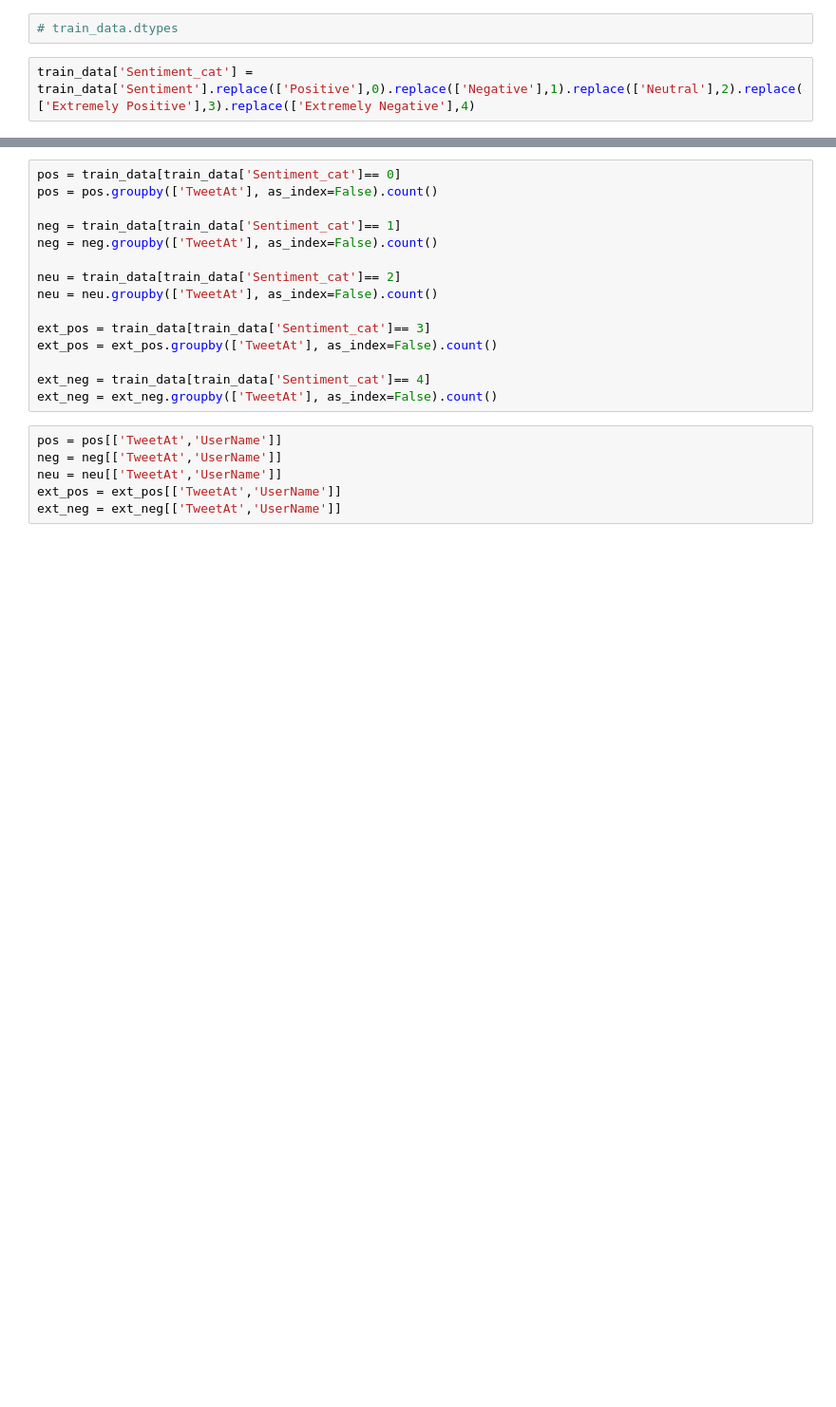
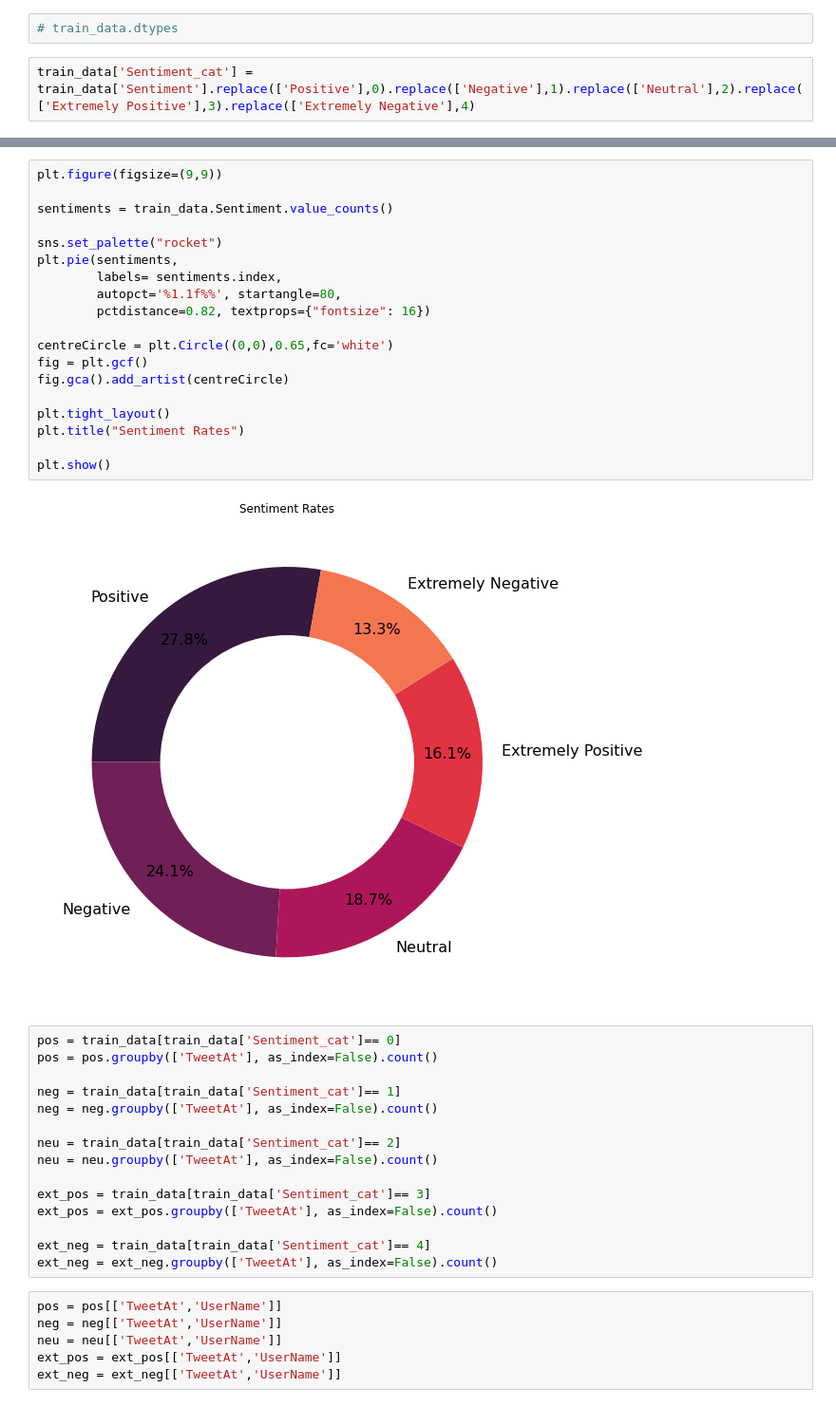
Before and after one commit to Dhineshks/nlp-workouts, a Jupyter notebook: Classification/visualize.ipynb, the cells around one changed output, grey strips where cells are left out. Shown: that part at 95% size. Drawn from its saved outputs; the diff is of its cells as text; blank space fills up the shorter version.

```diff
--- a/Classification/visualize.ipynb
+++ b/Classification/visualize.ipynb
@@ -48,6 +56,27 @@ ax.set_xticklabels(['Positive','Negative','Neutral','Extremely Positive','Extrem
  Text(0, 0, 'Extremely Positive'),
  Text(0, 0, 'Extremely Negative')]
 [figure]
+# %%
+plt.figure(figsize=(9,9))
+
+sentiments = train_data.Sentiment.value_counts()
+
+sns.set_palette("rocket")
+plt.pie(sentiments,
+        labels= sentiments.index,
+        autopct='%1.1f%%', startangle=80,
+        pctdistance=0.82, textprops={"fontsize": 16})
+
+centreCircle = plt.Circle((0,0),0.65,fc='white')
+fig = plt.gcf()
+fig.gca().add_artist(centreCircle)
+
+plt.tight_layout()
+plt.title("Sentiment Rates")
+
+plt.show()
+# %% [output]
+[figure, added]
 # %%
 pos = train_data[train_data['Sentiment_cat']== 0]
 pos = pos.groupby(['TweetAt'], as_index=False).count()
```
Also changed, not shown: parts of 21 cells of this notebook.
